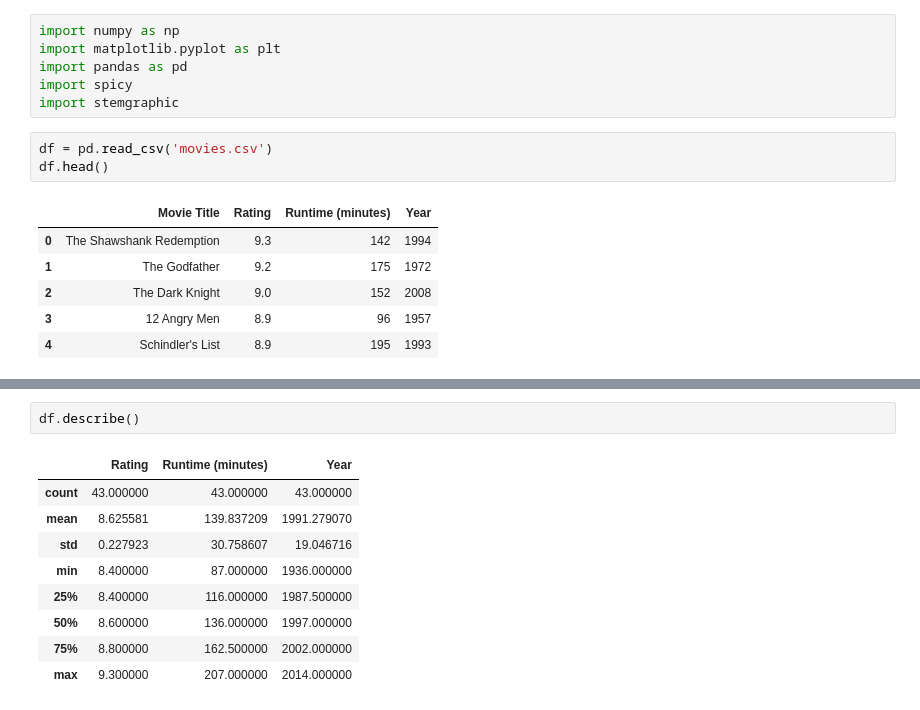
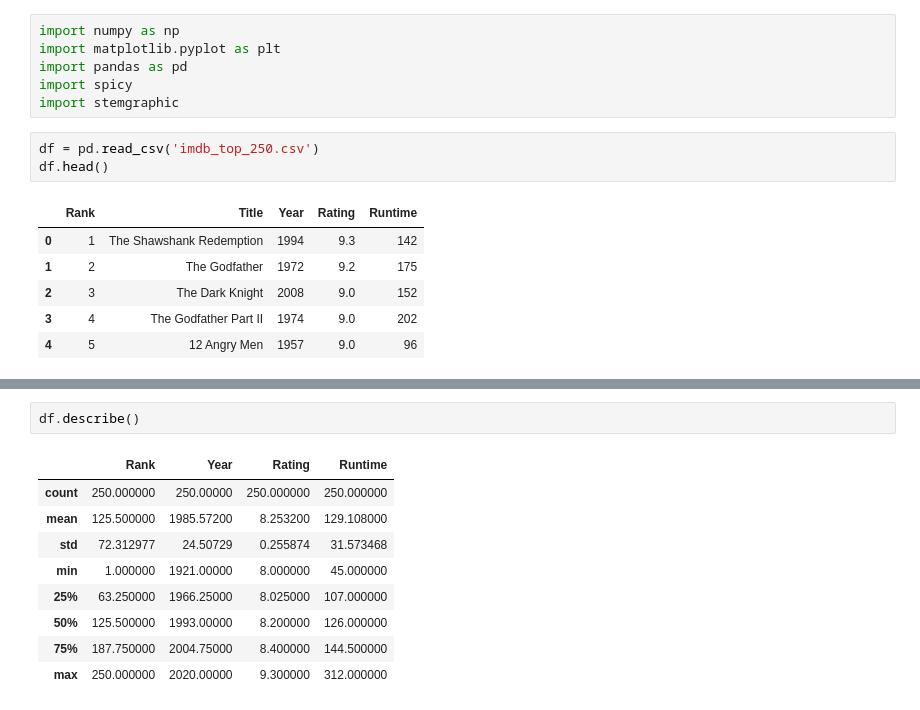
Before and after one commit to allubie/da_playground, a Jupyter notebook: dataset/movies.ipynb, the cells around one changed output, grey strips where cells are left out. Saved outputs shown, nothing was run; the diff lists cells and outputs as text.

```diff
--- a/dataset/movies.ipynb
+++ b/dataset/movies.ipynb
@@ -14,30 +14,30 @@ import pandas as pd
 import spicy
 import stemgraphic
 # %%
-df = pd.read_csv('movies.csv')
+df = pd.read_csv('imdb_top_250.csv')
 df.head()
 # %% [output]
-|  | Movie Title | Rating | Runtime (minutes) | Year |
-| 0 | The Shawshank Redemption | 9.3 | 142 | 1994 |
-| 1 | The Godfather | 9.2 | 175 | 1972 |
-| 2 | The Dark Knight | 9.0 | 152 | 2008 |
-| 3 | 12 Angry Men | 8.9 | 96 | 1957 |
-| 4 | Schindler's List | 8.9 | 195 | 1993 |
+|  | Rank | Title | Year | Rating | Runtime |
+| 0 | 1 | The Shawshank Redemption | 1994 | 9.3 | 142 |
+| 1 | 2 | The Godfather | 1972 | 9.2 | 175 |
+| 2 | 3 | The Dark Knight | 2008 | 9.0 | 152 |
+| 3 | 4 | The Godfather Part II | 1974 | 9.0 | 202 |
+| 4 | 5 | 12 Angry Men | 1957 | 9.0 | 96 |
 # %% [markdown]
 ![green-divider](https://user-images.githubusercontent.com/7065401/52071924-c003ad80-2562-11e9-8297-1c6595f8a7ff.png)
 ## Desciptive Analysis
 # %%
 df.describe()
 # %% [output]
-|  | Rating | Runtime (minutes) | Year |
-| count | 43.000000 | 43.000000 | 43.000000 |
-| mean | 8.625581 | 139.837209 | 1991.279070 |
-| std | 0.227923 | 30.758607 | 19.046716 |
-| min | 8.400000 | 87.000000 | 1936.000000 |
-| 25% | 8.400000 | 116.000000 | 1987.500000 |
-| 50% | 8.600000 | 136.000000 | 1997.000000 |
-| 75% | 8.800000 | 162.500000 | 2002.000000 |
-| max | 9.300000 | 207.000000 | 2014.000000 |
+|  | Rank | Year | Rating | Runtime |
+| count | 250.000000 | 250.00000 | 250.000000 | 250.000000 |
+| mean | 125.500000 | 1985.57200 | 8.253200 | 129.108000 |
+| std | 72.312977 | 24.50729 | 0.255874 | 31.573468 |
+| min | 1.000000 | 1921.00000 | 8.000000 | 45.000000 |
+| 25% | 63.250000 | 1966.25000 | 8.025000 | 107.000000 |
+| 50% | 125.500000 | 1993.00000 | 8.200000 | 126.000000 |
+| 75% | 187.750000 | 2004.75000 | 8.400000 | 144.500000 |
+| max | 250.000000 | 2020.00000 | 9.300000 | 312.000000 |
 # %% [markdown]
 ![green-divider](https://user-images.githubusercontent.com/7065401/52071924-c003ad80-2562-11e9-8297-1c6595f8a7ff.png)
 ## Dot, Box, Histogram, and Density
```
Also changed, not shown: parts of 4 cells of this notebook.
